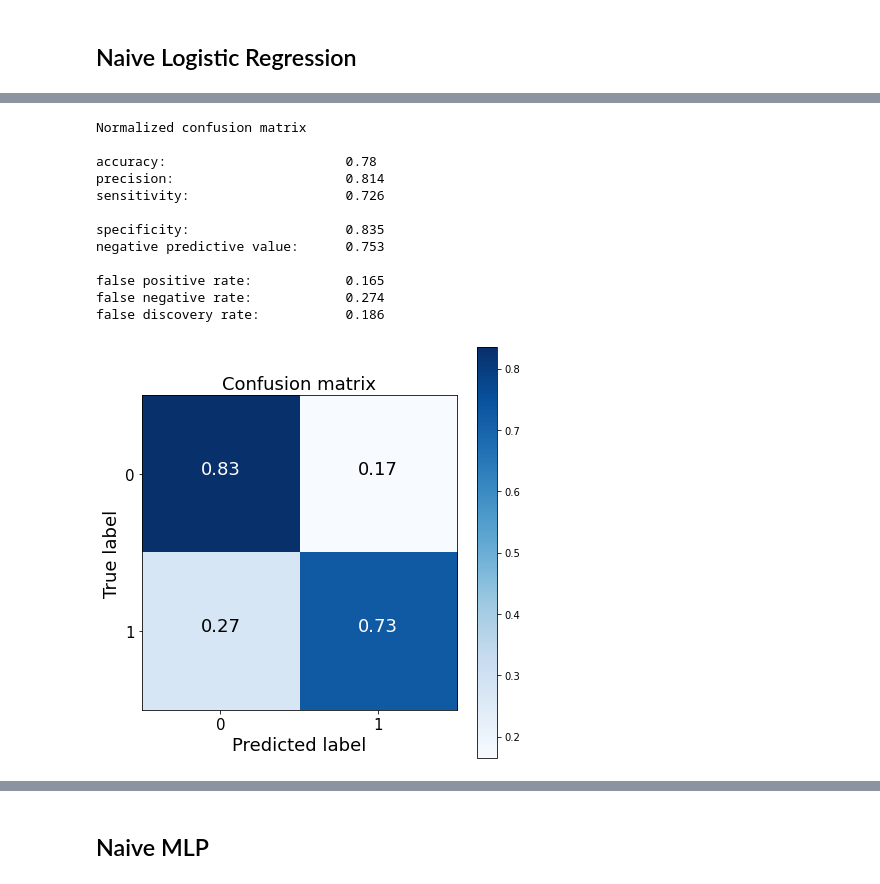
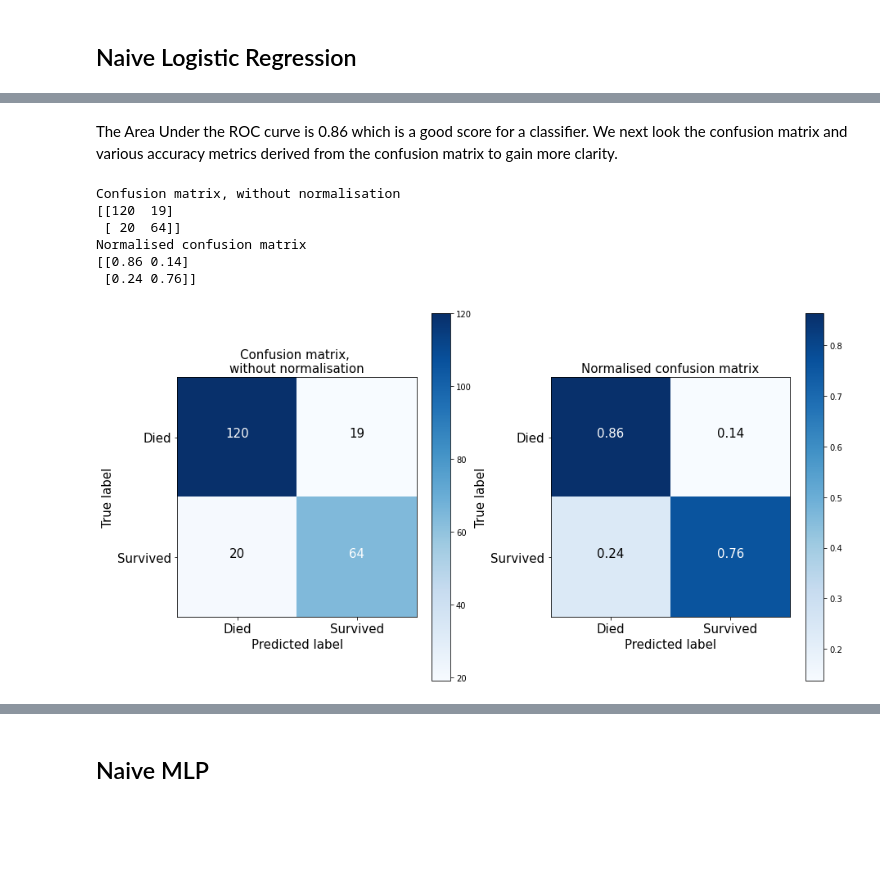
Before and after one commit to LourensWalters/Kaggle, a Jupyter notebook: titanic/notebooks/titanic_baseline.ipynb, the cells around one changed output, grey strips where cells are left out. Drawn from its saved outputs; the diff is of its cells as text; code cells hidden in the pictures; blank space fills up the shorter version.

```diff
--- a/titanic/notebooks/titanic_baseline.ipynb
+++ b/titanic/notebooks/titanic_baseline.ipynb
@@ -748,7 +694,7 @@ df_test_trans['title'] = df_test_trans['name'].str.split(', ', expand=True)[1].s
                                                                             expand=True)[0]
 # %%
 df_train_trans['is_married'] = 0
-df_train_trans['is_married'].loc[df_train_trans['title'] == 'Mrs'] = 1
+df_train_trans.loc[df_train_trans['title'] == 'Mrs', 'is_married'] = 1
 
 df_test_trans['is_married'] = 0
-df_test_trans['is_married'].loc[df_test_trans['title'] == 'Mrs'] = 1
+df_test_trans.loc[df_test_trans['title'] == 'Mrs', 'is_married'] = 1
@@ -837,7 +774,7 @@ print(names_all)
 # %%
 # Update dataframe fieldname values
 drop_cols = ['name', 'sib_sp', 'parch', 'ticket',
-       'cabin', 'age_missing', 'fam_num', 'dim_embarked', 'dim_deck',
+       'cabin', 'fam_num', 'dim_embarked', 'dim_deck',
        'dim_title', 'dim_p_class', 'dim_fam_size']
 
 # These stay static
@@ -851,8 +788,6 @@ for x in drop_cols:
 for x in ['survived', 'age', 'fare']:
     names_cat.remove(x)
 
-print("names_cat: {}".format(names_cat))
-
 names_cat_plot = names_all.copy()
 for x in drop_cols:
     names_cat_plot.remove(x)
@@ -863,4 +798,6 @@ for x in drop_cols:
     names_all.remove(x)
 for x in ['survived']:
     names_all.remove(x)
+
+print("names_all: {}".format(names_all))
 # %% [output]
@@ -1057,11 +976,7 @@ df_test_trans.drop('dim_age_bin', axis=1, inplace=True)
 df_test_trans.drop('dim_deck', axis=1, inplace=True)
 df_test_trans.drop('dim_ticket_freq', axis=1, inplace=True)
 
-# Drop interactions for testing purposes
 interactions_list = list(X_train_interactions.columns.values)
-#X_train.drop(interactions_list, axis=1, inplace=True)
-#X_test.drop(interactions_list, axis=1, inplace=True)
-#df_test_trans.drop(interactions_list, axis=1, inplace=True)
 
 # TODO - used interactions list to hardcode this, need to fix.
 rename_dict = {'C(dim_deck)[T.BDE]:C(sex)[0.0]': 'deck_BDE_male',
@@ -1074,13 +989,9 @@ X_train.rename(columns = rename_dict, inplace=True)
 X_test.rename(columns = rename_dict, inplace=True)
 df_test_trans.rename(columns = rename_dict, inplace=True)
 
-# Drop is_married for testing purposes
 X_train.drop(['C(sex)[T.1.0]'], axis=1, inplace=True)
 X_test.drop(['C(sex)[T.1.0]'], axis=1, inplace=True)
 df_test_trans.drop(['C(sex)[T.1.0]'], axis=1, inplace=True)
-X_train.drop(['is_married'], axis=1, inplace=True)
-X_test.drop(['is_married'], axis=1, inplace=True)
-df_test_trans.drop(['is_married'], axis=1, inplace=True)
 
 X_train.drop('deck_BDE', axis=1, inplace=True)
 X_train.drop('deck_FG', axis=1, inplace=True)
@@ -1098,7 +1009,7 @@ from sklearn.feature_selection import chi2, SelectKBest
 
 # Separate continuous variables for this step, to be added back afterwards.
 X_train_con = X_train.loc[:, ['age', 'fare', 'ticket_freq']]
-X_train.drop(['age', 'fare', 'ticket_freq'], axis=1, inplace=True)
+X_train.drop(['age', 'fare', 'ticket_freq', 'ticket_freq'], axis=1, inplace=True)
 # Separate continuous variables for this step, to be added back afterwards.
 X_test_con = X_test.loc[:, ['age', 'fare', 'ticket_freq']]
 X_test.drop(['age', 'fare', 'ticket_freq'], axis=1, inplace=True)
@@ -1107,11 +1018,12 @@ df_test_trans_con = df_test_trans.loc[:, ['age', 'fare', 'ticket_freq']]
 df_test_trans.drop(['age', 'fare', 'ticket_freq'], axis=1, inplace=True)
 
 # Finally we scale our data - separately from categorical variables.
-#scaler = StandardScaler()
-#
+scaler = StandardScaler()
+
 ## Fit on training data set
-#names_training = list(X_train_con.columns.values)
-#_ = scaler.fit(X_train_con)
+# Random Forest performs better on un-scaled data.
+names_training = list(X_train_con.columns.values)
+_ = scaler.fit(X_train_con)
 #X_train_new = scaler.transform(X_train_con)
 #X_train_con = pd.DataFrame(X_train_new, columns=names_training)
 
@@ -1130,6 +1042,8 @@ X_test = X_test.astype(float)
 y_test = y_test.astype(float)
 df_test_trans =  df_test_trans.astype(float)
 
+names_before_select = list(X_train.columns.values)
+print("Categorical variables names: {}".format(names_before_select))
 best_feat = SelectKBest(chi2, k=15).fit(X_train, y_train)
 mask = X_train.columns.values[best_feat.get_support()]
 X_train_new = best_feat.transform(X_train)
@@ -1150,8 +1064,10 @@ _ = pyplot.bar([i for i in range(len(best_feat.scores_))], best_feat.scores_)
 pyplot.show()
 
 # Add continuous variables back again.
-X_train = pd.merge(X_train, X_train_con['ticket_freq'], left_index=True, right_index=True)
-X_test = pd.merge(X_test, X_test_con['ticket_freq'], left_index=True, right_index=True)
-df_test_trans = pd.merge(df_test_trans, df_test_trans_con['ticket_freq'], left_index=True,
-                         right_index=True)
+X_train = pd.merge(X_train, X_train_con[['age', 'fare', 'ticket_freq']], left_index=True,
+                   right_index=True)
+X_test = pd.merge(X_test, X_test_con[['age', 'fare', 'ticket_freq']], left_index=True,
+                  right_index=True)
+df_test_trans = pd.merge(df_test_trans, df_test_trans_con[['age', 'fare', 'ticket_freq']],
+                  left_index=True, right_index=True)
 # %% [output]
@@ -1285,19 +1137,17 @@ AUC: 0.869561493662213
+# %% [markdown]
+The Area Under the ROC curve is 0.86 which is a good score for a classifier. We next
+look the confusion matrix and various accuracy metrics derived from the confusion matrix
+to gain more clarity.
 # %%
 y_pred = log_reg.predict(X_test)
 # Accuracy before model parameter optimisation
-cnf_matrix = confusion_matrix(y_pred, y_test)
-plot_confusion_matrix(cnf_matrix, classes=[0,1], normalize=True)
+cnf_matrix = confusion_matrix(y_test, y_pred)
+plot_confusion_matrix(cnf_matrix, classes=['Died', 'Survived'])
 # %% [output]
-Normalized confusion matrix
-
-accuracy:                       0.78
-precision:                      0.814
-sensitivity:                    0.726
-
-specificity:                    0.835
-negative predictive value:      0.753
-
-false positive rate:            0.165
-false negative rate:            0.274
-false discovery rate:           0.186
+Confusion matrix, without normalisation
+[[120  19]
+ [ 20  64]]
+Normalised confusion matrix
+[[0.86 0.14]
+ [0.24 0.76]]
-[figure, old version]
+[figure, new version]
```
Also changed, not shown: parts of 81 cells of this notebook, 11 other files.
